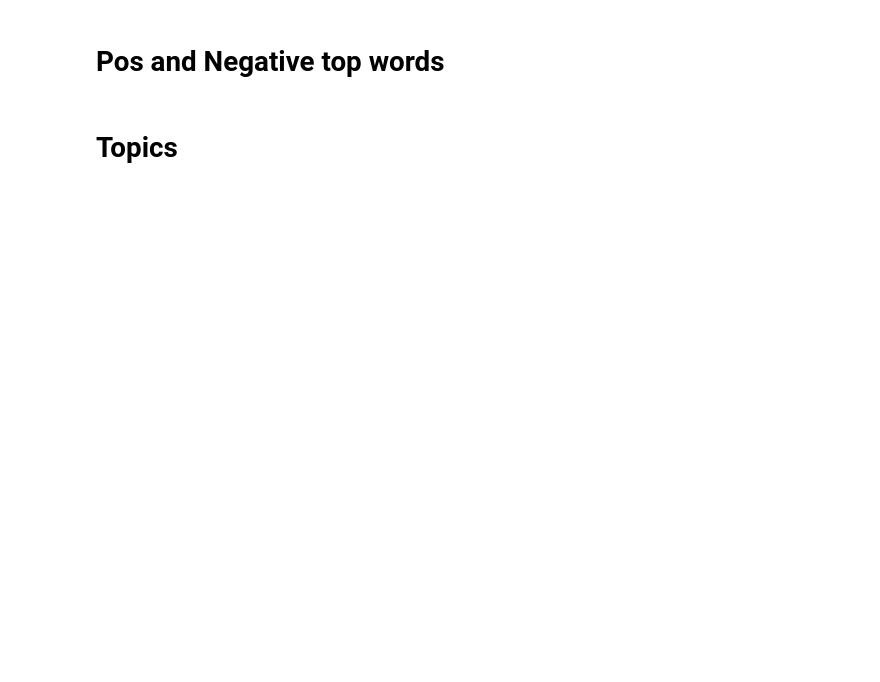
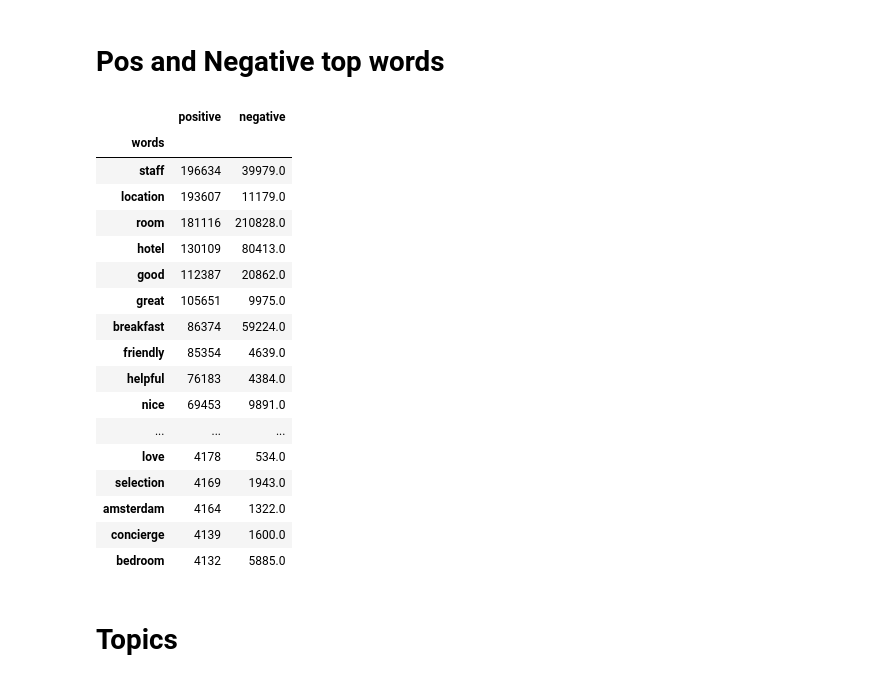
Before and after one commit to InPersonAnalysis/customer_review_capston, a Jupyter notebook: Mathias_Topic_Explore.ipynb, the cells around one changed output. Saved outputs shown, nothing was run; the diff lists cells and outputs as text; code cells hidden in the pictures; blank space fills up the shorter version.

```diff
--- a/Mathias_Topic_Explore.ipynb
+++ b/Mathias_Topic_Explore.ipynb
@@ -34,3 +33,39 @@ hotel.head(1)
+# %%
+pos_lemma = ' '.join(hotel.positive_lemma)
+neg_lemma = ' '.join(hotel.negative_lemma)
+
+pos_lemma_split = pos_lemma.split()
+neg_lemma_split = neg_lemma.split()
+
+pos_uni_df = pd.DataFrame(pos_lemma_split).value_counts()
+neg_uni_df = pd.DataFrame(neg_lemma_split).value_counts()
+
+top = pd.DataFrame()
+top['positive'] = pos_uni_df
+top['negative'] = neg_uni_df
+top.index.names = ['words']
+
+
+top.head(200)
+# %% [output]
+|  | positive | negative |
+| words |  |  |
+| staff | 196634 | 39979.0 |
+| location | 193607 | 11179.0 |
+| room | 181116 | 210828.0 |
+| hotel | 130109 | 80413.0 |
+| good | 112387 | 20862.0 |
+| great | 105651 | 9975.0 |
+| breakfast | 86374 | 59224.0 |
+| friendly | 85354 | 4639.0 |
+| helpful | 76183 | 4384.0 |
+| nice | 69453 | 9891.0 |
+| ... | ... | ... |
+| love | 4178 | 534.0 |
+| selection | 4169 | 1943.0 |
+| amsterdam | 4164 | 1322.0 |
+| concierge | 4139 | 1600.0 |
+| bedroom | 4132 | 5885.0 |
 # %% [markdown]
 # Topics
 # %%
```
Also changed, not shown: parts of 13 cells of this notebook.
